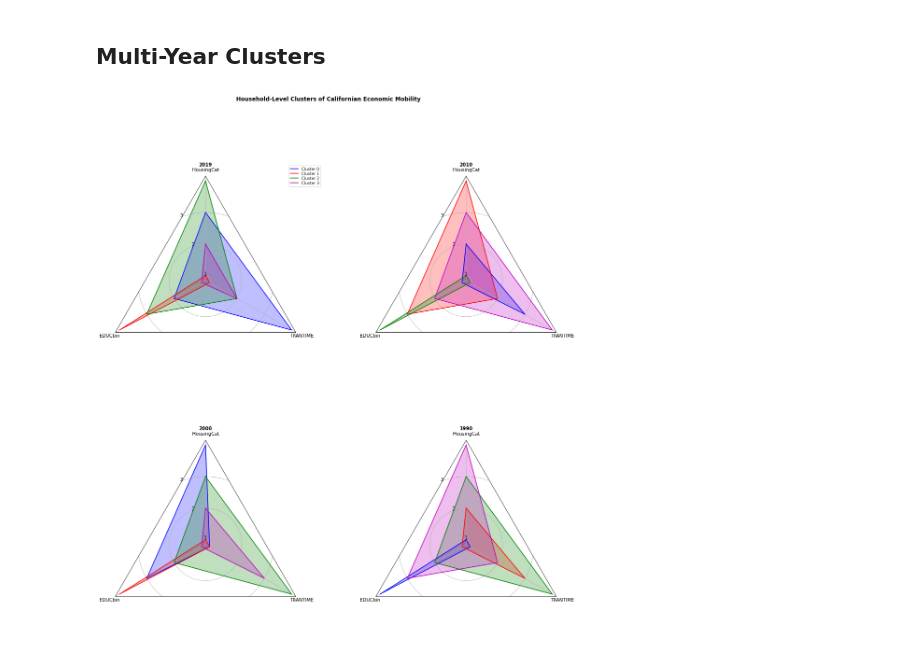
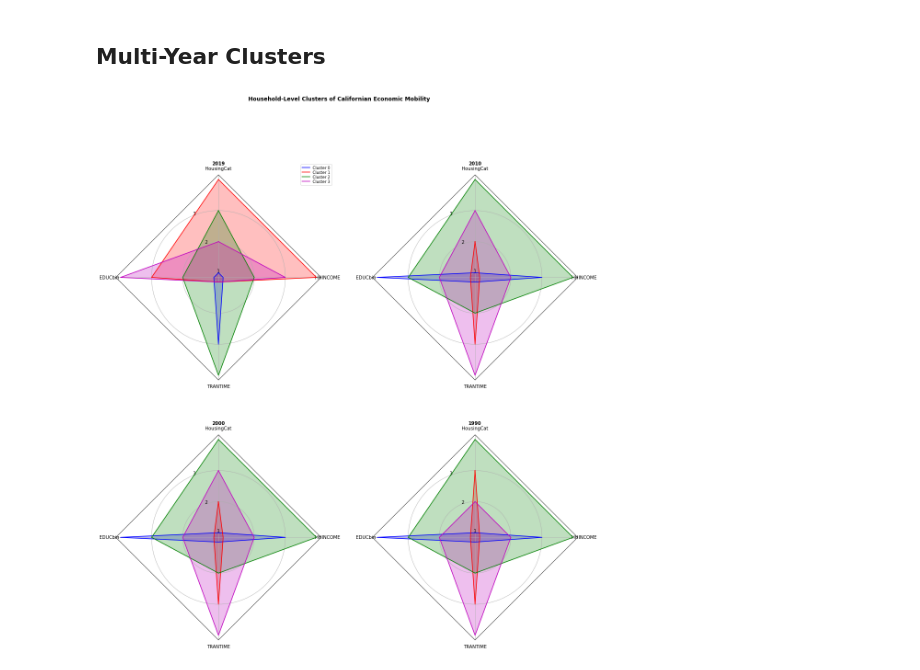
Before and after one commit to aren-kab/CDI-Capstone, a Jupyter notebook: ClusterRadarCharts.ipynb, the cells around one changed output. Saved outputs shown, nothing was run; the diff lists cells and outputs as text; code cells hidden in the pictures.

```diff
--- a/ClusterRadarCharts.ipynb
+++ b/ClusterRadarCharts.ipynb
@@ -293,59 +293,59 @@ def radar_factory(num_vars, frame='circle'):
 
 def example_data():
     data = [
-        ['HousingCat','EDUCbin','TRANTIME'],
+        ['HousingCat','EDUCbin','TRANTIME','HHINCOME'],
         ('2019', [
-            [3,2,4],
-            [1,4,1],
-            [4,3,2],
-            [2,1,2]]),
+            [1,1,3,1],
+            [4,3,1,4],
+            [3,2,4,2],
+            [2,4,1,3]]),
         ('2010', [
-            [2,1,3],
-            [4,3,2],
-            [1,4,1],
-            [3,2,4]]),
+            [1,4,1,3],
+            [2,1,3,1],
+            [4,3,2,4],
+            [3,2,4,2]]),
         ('2000', [
-            [4,3,1],
-            [1,4,1],
-            [3,2,4],
-            [2,1,3]]),
+            [1,4,1,3],
+            [2,1,3,1],
+            [4,3,2,4],
+            [3,2,4,2]]),
         ('1990', [
-            [1,4,1],
-            [2,1,3],
-            [3,2,4],
-            [4,3,2]])
+            [1,4,1,3],
+            [3,1,3,1],
+            [4,3,2,4],
+            [2,2,4,2]])
     ]
     return data
 
 if __name__ == '__main__':
-    N = 3
+    N = 4
     theta = radar_factory(N, frame='polygon')
 
     data = example_data()
     spoke_labels = data.pop(0)
 
     fig, axs = plt.subplots(figsize=(18, 18), nrows=2, ncols=2,
                             subplot_kw=dict(projection='radar'))
     fig.subplots_adjust(wspace=0.25, hspace=0.20, top=0.85, bottom=0.05)
 
     colors = ['b', 'r', 'g', 'm']
     # Plot the four cases from the example data on separate axes
     for ax, (title, case_data) in zip(axs.flat, data):
         ax.set_rgrids([3, 2, 1])
         ax.set_title(title, weight='bold', size='medium', position=(0.5, 1.1),
                      horizontalalignment='center', verticalalignment='center')
         for d, color in zip(case_data, colors):
             ax.plot(theta, d, color=color)
             ax.fill(theta, d, facecolor=color, alpha=0.25)
         ax.set_varlabels(spoke_labels)
 
     # add legend relative to top-left plot
     labels = ('Cluster 0','Cluster 1', 'Cluster 2', 'Cluster 3')
     legend = axs[0, 0].legend(labels, loc=(0.9, 0.95),
                               labelspacing=0.1, fontsize='small')
     fig.text(0.5, 0.965, 'Household-Level Clusters of Californian Economic Mobility',
              horizontalalignment='center', color='black', weight='bold',
              size='large')
     plt.show()
 # %% [output]
-[figure, old version]
+[figure, new version]
```
